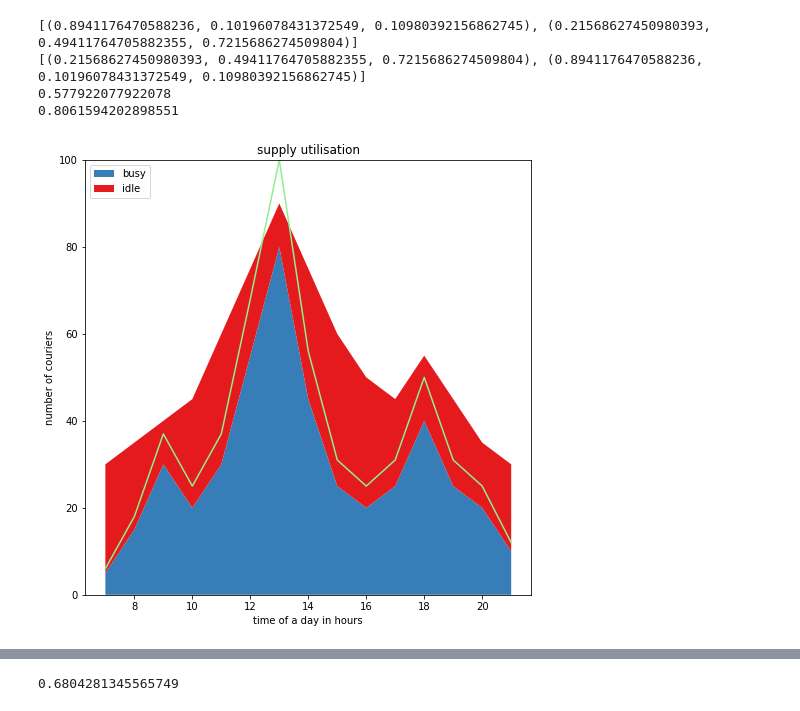
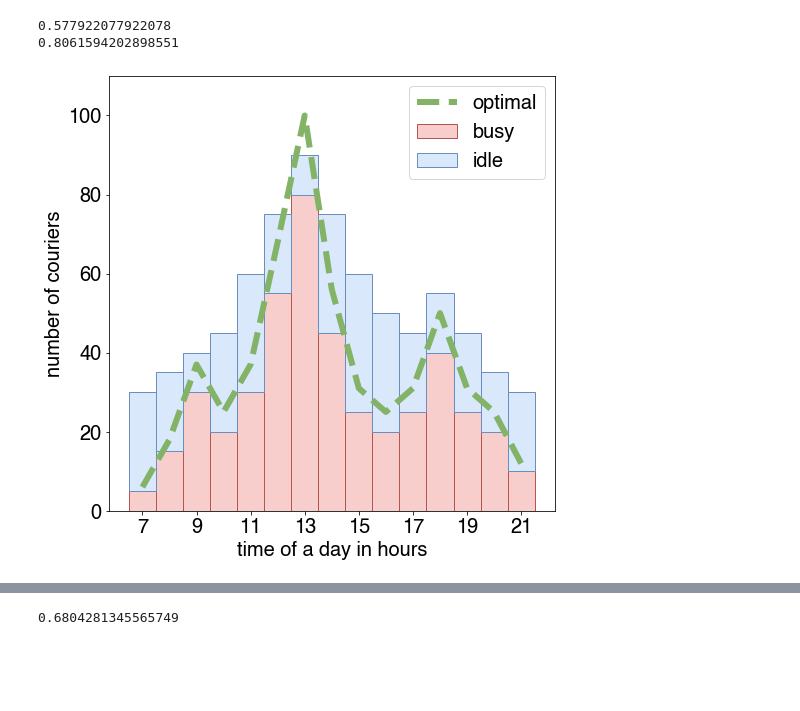
Before and after one commit to IlyaZinkovich/courier-shifts-planning, a Jupyter notebook: analysis.ipynb, the cells around one changed output, grey strips where cells are left out. Cells and saved outputs as stored; diff of their text form; code cells hidden in the pictures; blank space fills up the shorter version.

Commit message:
Stack to bar

```diff
--- a/analysis.ipynb
+++ b/analysis.ipynb
@@ -1,34 +1,39 @@
 # %%
 import numpy as np
 import matplotlib as mpl
 from matplotlib import pyplot as plt
 from matplotlib import dates as mdates
 import matplotlib.pyplot as plt
 import seaborn as sns
+from matplotlib import rcParams
+rcParams['font.family'] = 'sans-serif'
+rcParams['font.sans-serif'] = ['Helvetica']
+rcParams['font.size'] = 20
 
 hours = np.arange(7, 22)
 busy = np.array([ 5, 15, 30, 20, 30, 55, 80, 45, 25, 20, 25, 40, 25, 20, 10])
 idle = np.array([25, 20, 10, 25, 30, 20, 10, 30, 35, 30, 20, 15, 20, 15, 20])
 optimal = (busy / 0.8).astype(np.int)
 
 _, ax = plt.subplots(figsize = (8, 8))
-ax.set_title('supply utilisation')
+# ax.set_title('supply utilisation')
 ax.set_xlabel('time of a day in hours')
 ax.set_ylabel('number of couriers')
-ax.set_ylim(0, np.max(np.add(idle, busy)) + 10)
+ax.set_ylim(0, max(np.max(optimal), np.max(np.add(idle, busy))) + 10)
 palette = sns.color_palette("Set1")
-print(palette[:2])
-print(palette[:2][::-1])
-ax.stackplot(hours, busy, idle, labels = ['busy', 'idle'], colors = palette[:2][::-1])
-ax.plot(hours, optimal, color = 'lightgreen')
-ax.legend(loc = 'upper left')
+# print(palette)
+# ax.stackplot(hours, busy, idle, labels = ['busy', 'idle'], colors = palette[:2][::-1])
+# ax.stackplot(hours, busy, idle, labels = ['busy', 'idle'], colors = ['6C8EBF', 'B85450'])
+ax.bar(hours, busy, width = 1, label = 'busy', color = '#F8CECC', edgecolor = '#B85450')
+ax.bar(hours, idle, width = 1, bottom = busy, label = 'idle', color = '#DAE8FC', edgecolor = '#6C8EBF')
+ax.plot(hours, optimal, linewidth = 6, linestyle = 'dashed', color = '#82B366', label = 'optimal')
+plt.xticks(np.delete(hours, np.arange(1, hours.size, 2)))
+ax.legend(loc = 'upper right')
 # plt.savefig('diagram.svg')
 
 print(np.sum(busy) / (np.sum(busy) + np.sum(idle)))
 print(np.sum(busy) / (np.sum(optimal)))
 # %% [output]
-[(0.8941176470588236, 0.10196078431372549, 0.10980392156862745), (0.21568627450980393, 0.49411764705882355, 0.7215686274509804)]
-[(0.21568627450980393, 0.49411764705882355, 0.7215686274509804), (0.8941176470588236, 0.10196078431372549, 0.10980392156862745)]
 0.577922077922078
 0.8061594202898551
-[figure, old version]
+[figure, new version]
```
Also changed, not shown: parts of 5 cells of this notebook.
